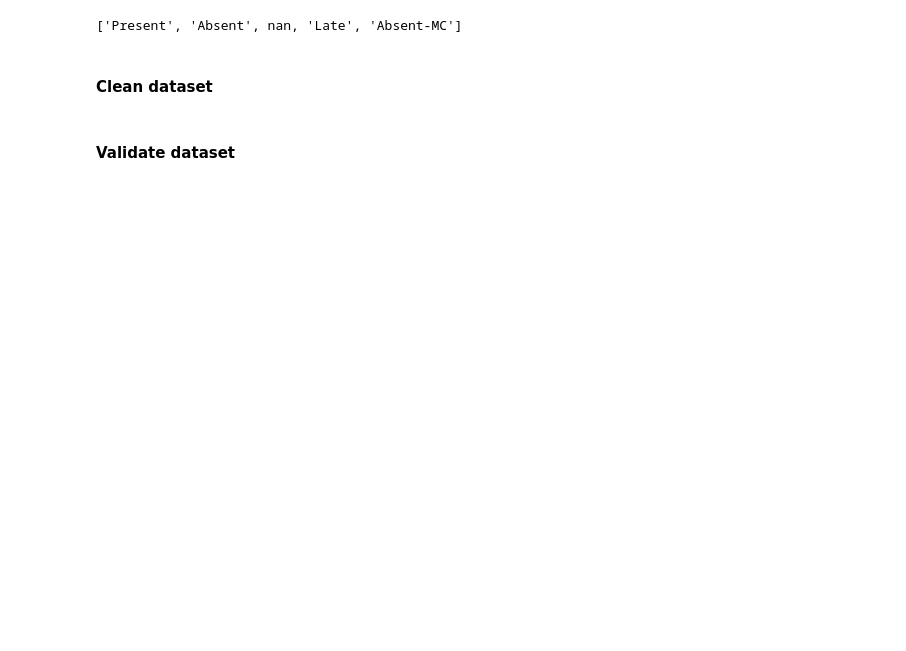
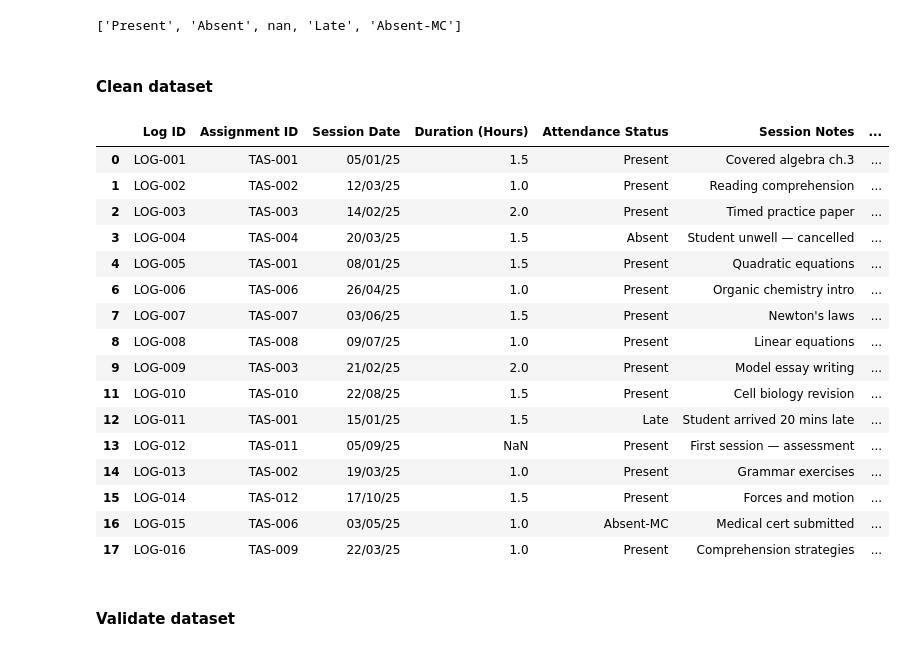
Before and after one commit to tanghuien/opus-tuition, a Jupyter notebook: src/data_cleaning/01_eda_lesson_log.ipynb, the cells around one changed output. Drawn from its saved outputs; the diff is of its cells as text; code cells hidden in the pictures; blank space fills up the shorter version.

```diff
--- a/src/data_cleaning/01_eda_lesson_log.ipynb
+++ b/src/data_cleaning/01_eda_lesson_log.ipynb
@@ -209,3 +117,23 @@ df_cleaned = df_cleaned.astype({
     "Attendance Status": "string",
     "Session Notes": "string"
 })
+# %%
+df_cleaned
+# %% [output]
+|  | Log ID | Assignment ID | Session Date | Duration (Hours) | Attendance Status | Session Notes | ... |
+| 0 | LOG-001 | TAS-001 | 05/01/25 | 1.5 | Present | Covered algebra ch.3 | ... |
+| 1 | LOG-002 | TAS-002 | 12/03/25 | 1.0 | Present | Reading comprehension | ... |
+| 2 | LOG-003 | TAS-003 | 14/02/25 | 2.0 | Present | Timed practice paper | ... |
+| 3 | LOG-004 | TAS-004 | 20/03/25 | 1.5 | Absent | Student unwell — cancelled | ... |
+| 4 | LOG-005 | TAS-001 | 08/01/25 | 1.5 | Present | Quadratic equations | ... |
+| 6 | LOG-006 | TAS-006 | 26/04/25 | 1.0 | Present | Organic chemistry intro | ... |
+| 7 | LOG-007 | TAS-007 | 03/06/25 | 1.5 | Present | Newton's laws | ... |
+| 8 | LOG-008 | TAS-008 | 09/07/25 | 1.0 | Present | Linear equations | ... |
+| 9 | LOG-009 | TAS-003 | 21/02/25 | 2.0 | Present | Model essay writing | ... |
+| 11 | LOG-010 | TAS-010 | 22/08/25 | 1.5 | Present | Cell biology revision | ... |
+| 12 | LOG-011 | TAS-001 | 15/01/25 | 1.5 | Late | Student arrived 20 mins late | ... |
+| 13 | LOG-012 | TAS-011 | 05/09/25 | NaN | Present | First session — assessment | ... |
+| 14 | LOG-013 | TAS-002 | 19/03/25 | 1.0 | Present | Grammar exercises | ... |
+| 15 | LOG-014 | TAS-012 | 17/10/25 | 1.5 | Present | Forces and motion | ... |
+| 16 | LOG-015 | TAS-006 | 03/05/25 | 1.0 | Absent-MC | Medical cert submitted | ... |
+| 17 | LOG-016 | TAS-009 | 22/03/25 | 1.0 | Present | Comprehension strategies | ... |
```
Also changed, not shown: parts of 22 cells of this notebook, 13 other files.
